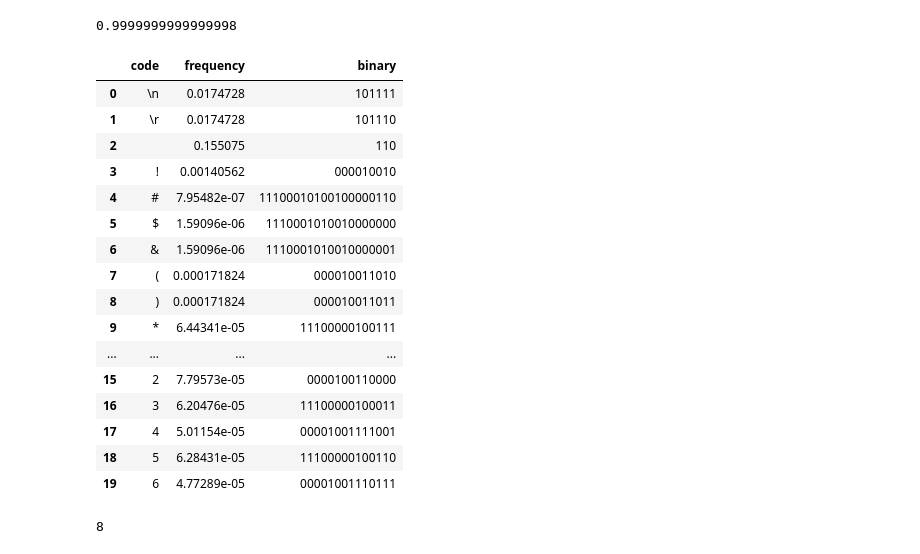
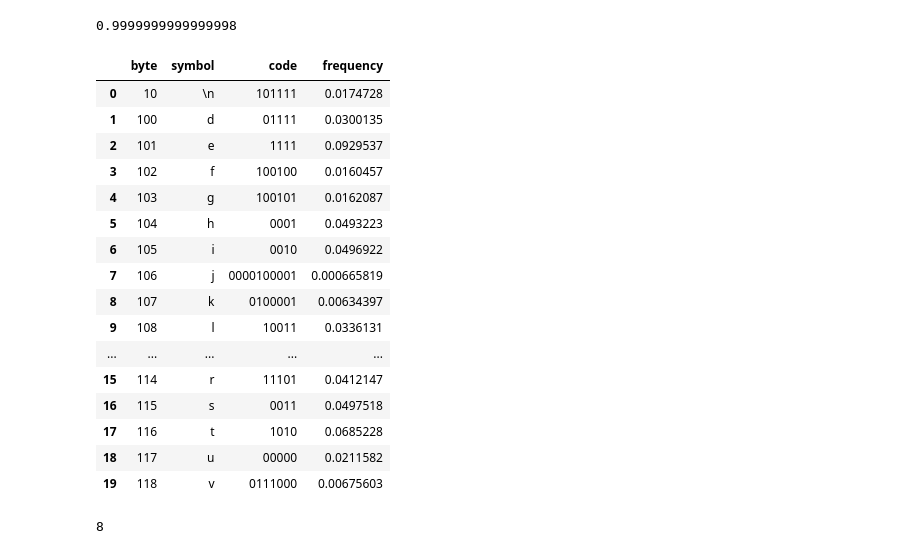
Before and after one commit to ansegura7/DataCompression, a Jupyter notebook: code/HuffmanCode.ipynb, the cells around one changed output. Cells and saved outputs as stored; diff of their text form; code cells hidden in the pictures.

```diff
--- a/code/HuffmanCode.ipynb
+++ b/code/HuffmanCode.ipynb
@@ -276,27 +287,25 @@ sum(term_freq.values())
 # %%
 # Get Huffman coding
 hf_code = hc.get_code(term_freq)
-# %%
-# Showing data
-codes = pd.DataFrame([term_freq, hf_code]).T
-codes.reset_index(level=0, inplace=True)
-codes.columns = ["code", "frequency", "binary"]
-codes.head(20)
-# %% [output]
-|  | code | frequency | binary |
-| 0 | \n | 0.0174728 | 101111 |
-| 1 | \r | 0.0174728 | 101110 |
-| 2 |  | 0.155075 | 110 |
-| 3 | ! | 0.00140562 | 000010010 |
-| 4 | # | 7.95482e-07 | 11100010100100000110 |
-| 5 | $ | 1.59096e-06 | 1110001010010000000 |
-| 6 | & | 1.59096e-06 | 1110001010010000001 |
-| 7 | ( | 0.000171824 | 000010011010 |
-| 8 | ) | 0.000171824 | 000010011011 |
-| 9 | * | 6.44341e-05 | 11100000100111 |
-| ... | ... | ... | ... |
-| 15 | 2 | 7.79573e-05 | 0000100110000 |
-| 16 | 3 | 6.20476e-05 | 11100000100011 |
-| 17 | 4 | 5.01154e-05 | 00001001111001 |
-| 18 | 5 | 6.28431e-05 | 11100000100110 |
-| 19 | 6 | 4.77289e-05 | 00001001110111 |
+# %%
+# Create and showing data
+codes = create_huffman_df(hf_code, term_freq)
+codes.head(20)
+# %% [output]
+|  | byte | symbol | code | frequency |
+| 0 | 10 | \n | 101111 | 0.0174728 |
+| 1 | 100 | d | 01111 | 0.0300135 |
+| 2 | 101 | e | 1111 | 0.0929537 |
+| 3 | 102 | f | 100100 | 0.0160457 |
+| 4 | 103 | g | 100101 | 0.0162087 |
+| 5 | 104 | h | 0001 | 0.0493223 |
+| 6 | 105 | i | 0010 | 0.0496922 |
+| 7 | 106 | j | 0000100001 | 0.000665819 |
+| 8 | 107 | k | 0100001 | 0.00634397 |
+| 9 | 108 | l | 10011 | 0.0336131 |
+| ... | ... | ... | ... | ... |
+| 15 | 114 | r | 11101 | 0.0412147 |
+| 16 | 115 | s | 0011 | 0.0497518 |
+| 17 | 116 | t | 1010 | 0.0685228 |
+| 18 | 117 | u | 00000 | 0.0211582 |
+| 19 | 118 | v | 0111000 | 0.00675603 |
```
Also changed, not shown: parts of 11 cells of this notebook, 3 other files.
